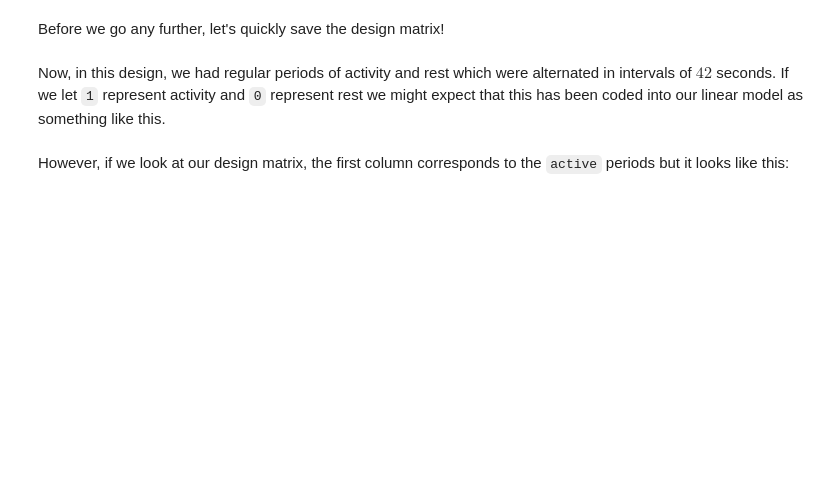
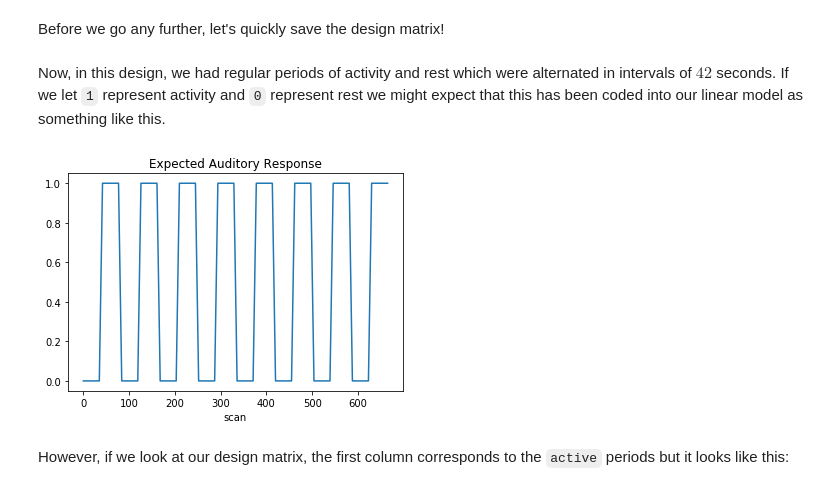
Before and after one commit to TomMaullin/Nilearn2023, a Jupyter notebook: nb_01_fmri_data_and_first_level_analysis.ipynb, the cells around one changed output. Drawn from its saved outputs; the diff is of its cells as text; code cells hidden in the pictures; blank space fills up the shorter version.

```diff
--- a/nb_01_fmri_data_and_first_level_analysis.ipynb
+++ b/nb_01_fmri_data_and_first_level_analysis.ipynb
@@ -343,12 +449,14 @@ plot_design_matrix(
 Now, in this design, we had regular periods of activity and rest which were alternated in intervals of $42$ seconds. If we let `1` represent activity and `0` represent rest we might expect that this has been coded into our linear model as something like this.
 # %%
 # Read in example file
-boxcar = pd.read_csv(os.path.join('..', 'boxcar.csv'),index_col=0)
+boxcar = pd.read_csv(os.path.join('boxcar.csv'),index_col=0)
 
 plt.plot(boxcar)
 plt.xlabel('scan')
 plt.title('Expected Auditory Response')
 plt.show()
+# %% [output]
+[figure, added]
 # %% [markdown]
 However, if we look at our design matrix, the first column corresponds to the `active` periods but it looks like this:
 # %%
```
Also changed, not shown: parts of 56 cells of this notebook, 1 other file.
